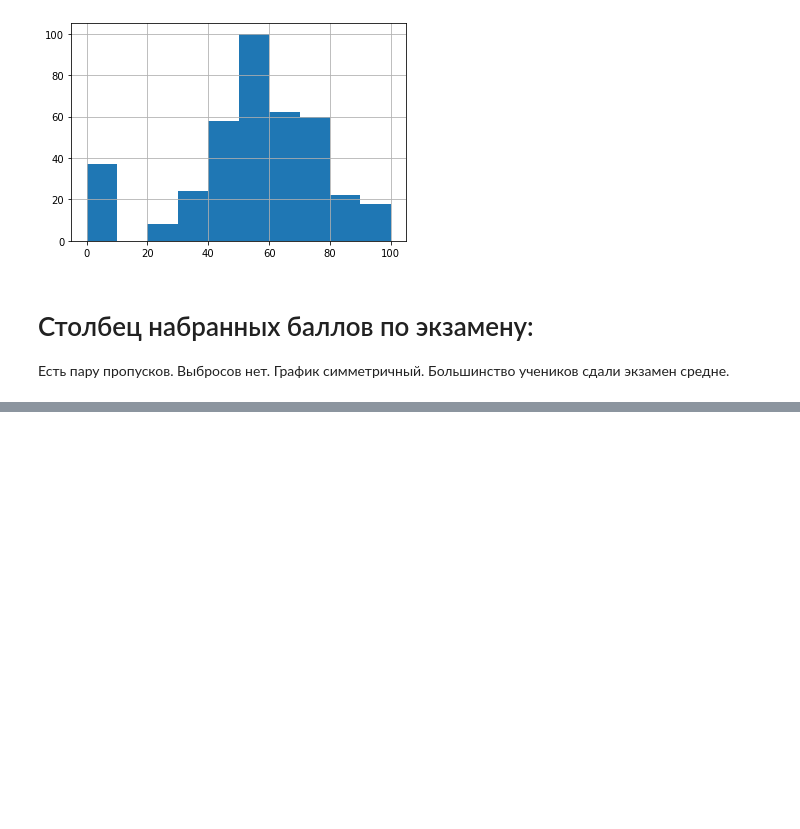
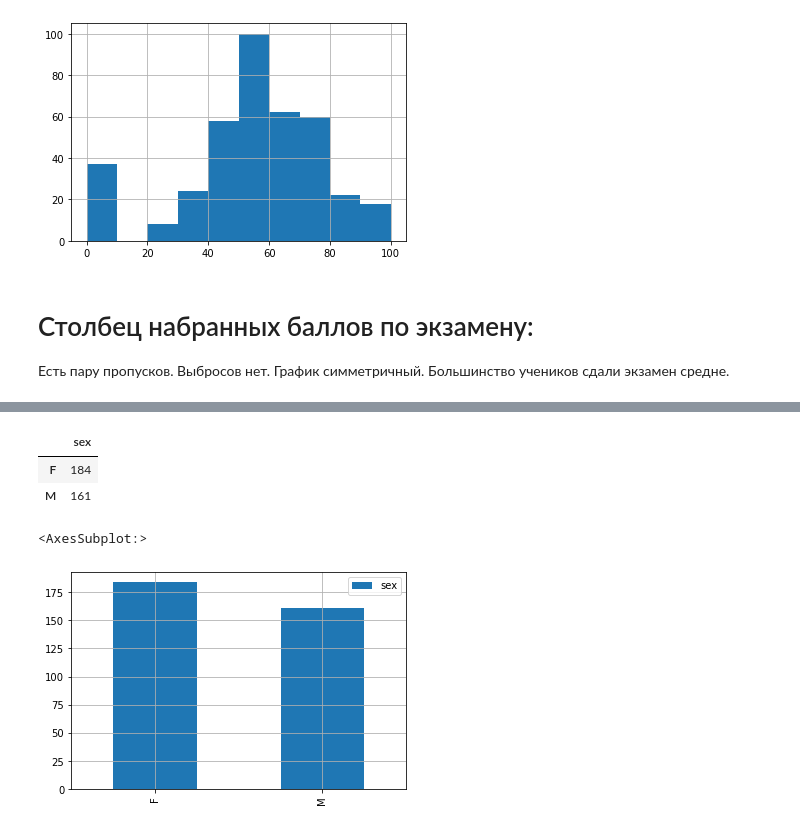
Before and after one commit to arsenbondaren/skillfactory, a Jupyter notebook: module_2/EDA_stud_math_Bandarenka.ipynb, the cells around one changed output, grey strips where cells are left out. Drawn from its saved outputs; the diff is of its cells as text; code cells hidden in the pictures; blank space fills up the shorter version.

```diff
--- a/module_2/EDA_stud_math_Bandarenka.ipynb
+++ b/module_2/EDA_stud_math_Bandarenka.ipynb
@@ -294,0 +338,8 @@ Name: score, dtype: float64
+# %%
+for_obj_col(stud_math['sex'])
+# %% [output]
+|  | sex |
+| F | 184 |
+| M | 161 |
+<AxesSubplot:>
+[figure, added]
```
Also changed, not shown: parts of 29 cells of this notebook.
